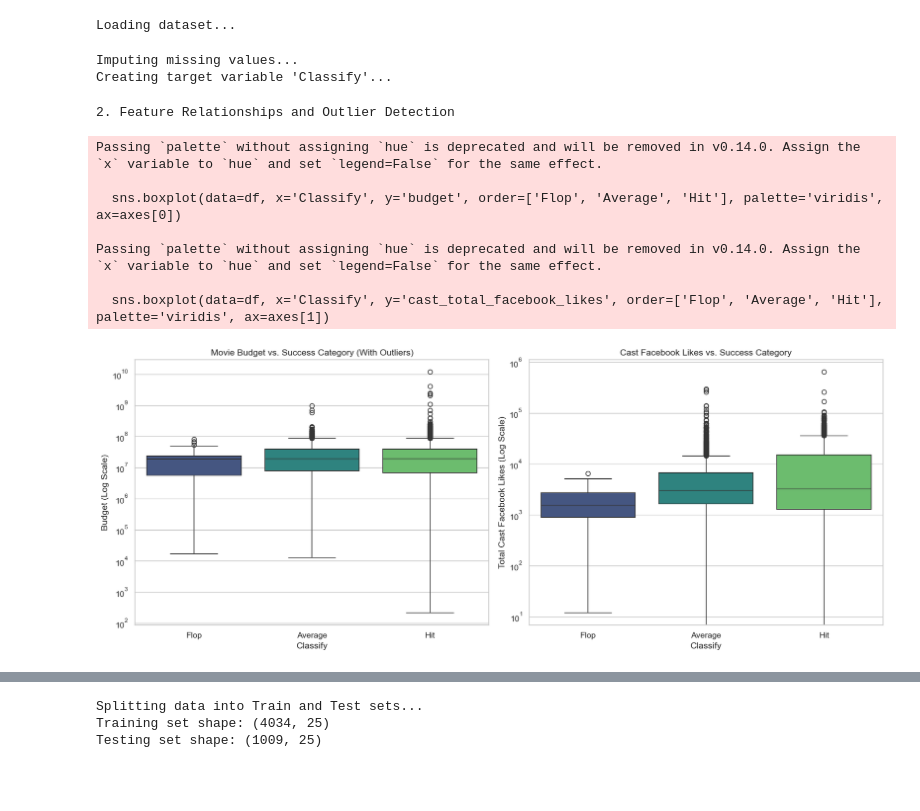
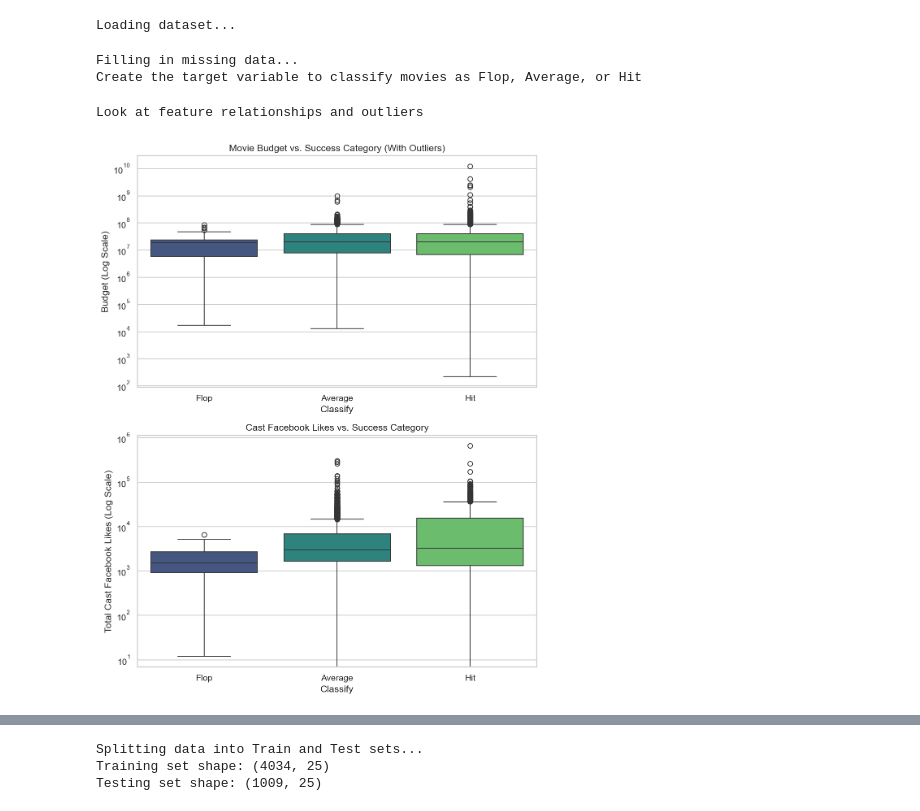
Before and after one commit to mesh1134/Predicting_Movie_Success, a Jupyter notebook: Movie_Predictor_Code_Only.ipynb, the cells around one changed output, grey strips where cells are left out. Drawn from its saved outputs; the diff is of its cells as text; code cells hidden in the pictures; blank space fills up the shorter version.

```diff
--- a/Movie_Predictor_Code_Only.ipynb
+++ b/Movie_Predictor_Code_Only.ipynb
@@ -42,7 +47,7 @@ if 'movie_imdb_link' in df.columns:
 # %% [output]
 Loading dataset...
 # %%
-print("Imputing missing values...")
+print("Filling in missing data...")
 num_cols = df.select_dtypes(include=[np.number]).columns
 cat_cols = df.select_dtypes(include=['object']).columns
 
@@ -57,47 +62,41 @@ for col in cat_cols:
     else:
         df[col] = df[col].fillna(df[col].mode()[0])
 
-print("Creating target variable 'Classify'...")
+print("Create the target variable to classify movies as Flop, Average, or Hit")
 bins = [0, 3, 6, 10]
 labels = ['Flop', 'Average', 'Hit']
 df['Classify'] = pd.cut(df['imdb_score'], bins=bins, labels=labels, include_lowest=True)
 
-# CRITICAL: Drop the imdb_score so the model doesn't cheat!
+# Drop the original imdb_score column so the model does not cheat and know the answer
 df = df.drop(columns=['imdb_score'])
 # %% [output]
-Imputing missing values...
-Creating target variable 'Classify'...
+Filling in missing data...
+Create the target variable to classify movies as Flop, Average, or Hit
 # %%
-print("2. Feature Relationships and Outlier Detection")
+
+print("Look at feature relationships and outliers")
 
 required_cols = ['budget', 'cast_total_facebook_likes', 'Classify']
 if all(col in df.columns for col in required_cols):
-    fig, axes = plt.subplots(1, 2, figsize=(15, 6))
+    fig, axes = plt.subplots(2, 1, figsize=(8, 10))
 
-    sns.boxplot(data=df, x='Classify', y='budget', order=['Flop', 'Average', 'Hit'], palette='viridis', ax=axes[0])
+    sns.boxplot(data=df, x='Classify', y='budget', hue='Classify', order=['Flop', 'Average', 'Hit'], palette='viridis', legend=False, ax=axes[0])
     axes[0].set_title('Movie Budget vs. Success Category (With Outliers)')
     axes[0].set_yscale('log')
     axes[0].set_ylabel('Budget (Log Scale)')
 
-    sns.boxplot(data=df, x='Classify', y='cast_total_facebook_likes', order=['Flop', 'Average', 'Hit'], palette='viridis', ax=axes[1])
+    sns.boxplot(data=df, x='Classify', y='cast_total_facebook_likes', hue='Classify', order=['Flop', 'Average', 'Hit'], palette='viridis', legend=False, ax=axes[1])
     axes[1].set_title('Cast Facebook Likes vs. Success Category')
     axes[1].set_yscale('log')
     axes[1].set_ylabel('Total Cast Facebook Likes (Log Scale)')
 
     plt.tight_layout()
     save_plot('eda_outliers_relationships.png')
     plt.show()
 else:
     missing_cols = [col for col in required_cols if col not in df.columns]
     print(f"Skipped outlier boxplots; missing columns: {missing_cols}")
 # %% [output]
-2. Feature Relationships and Outlier Detection
+Look at feature relationships and outliers
-Passing `palette` without assigning `hue` is deprecated and will be removed in v0.14.0. Assign the `x` variable to `hue` and set `legend=False` for the same effect.
-
-  sns.boxplot(data=df, x='Classify', y='budget', order=['Flop', 'Average', 'Hit'], palette='viridis', ax=axes[0])
-
-Passing `palette` without assigning `hue` is deprecated and will be removed in v0.14.0. Assign the `x` variable to `hue` and set `legend=False` for the same effect.
-
-  sns.boxplot(data=df, x='Classify', y='cast_total_facebook_likes', order=['Flop', 'Average', 'Hit'], palette='viridis', ax=axes[1])
-[figure, old version]
+[figure, new version]
 # %%
```
Also changed, not shown: parts of 22 cells of this notebook, 13 other files.
